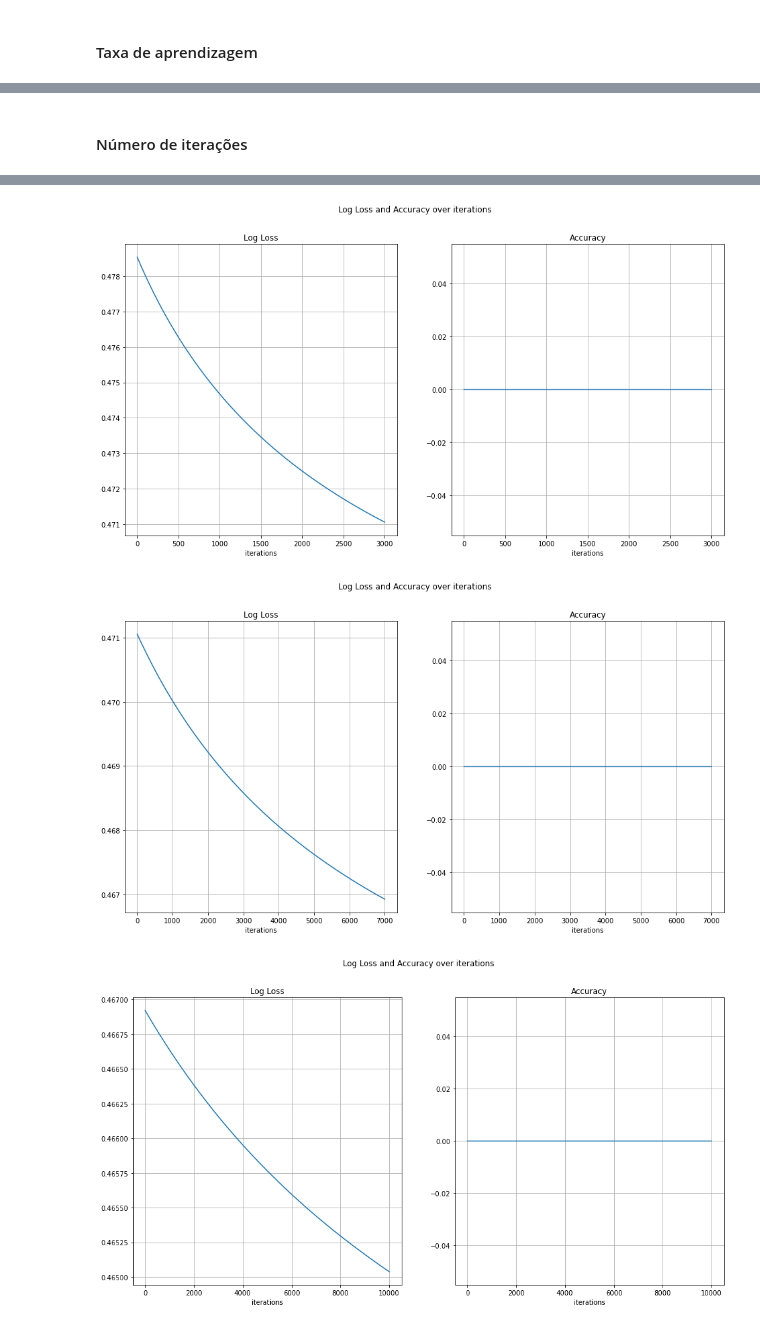
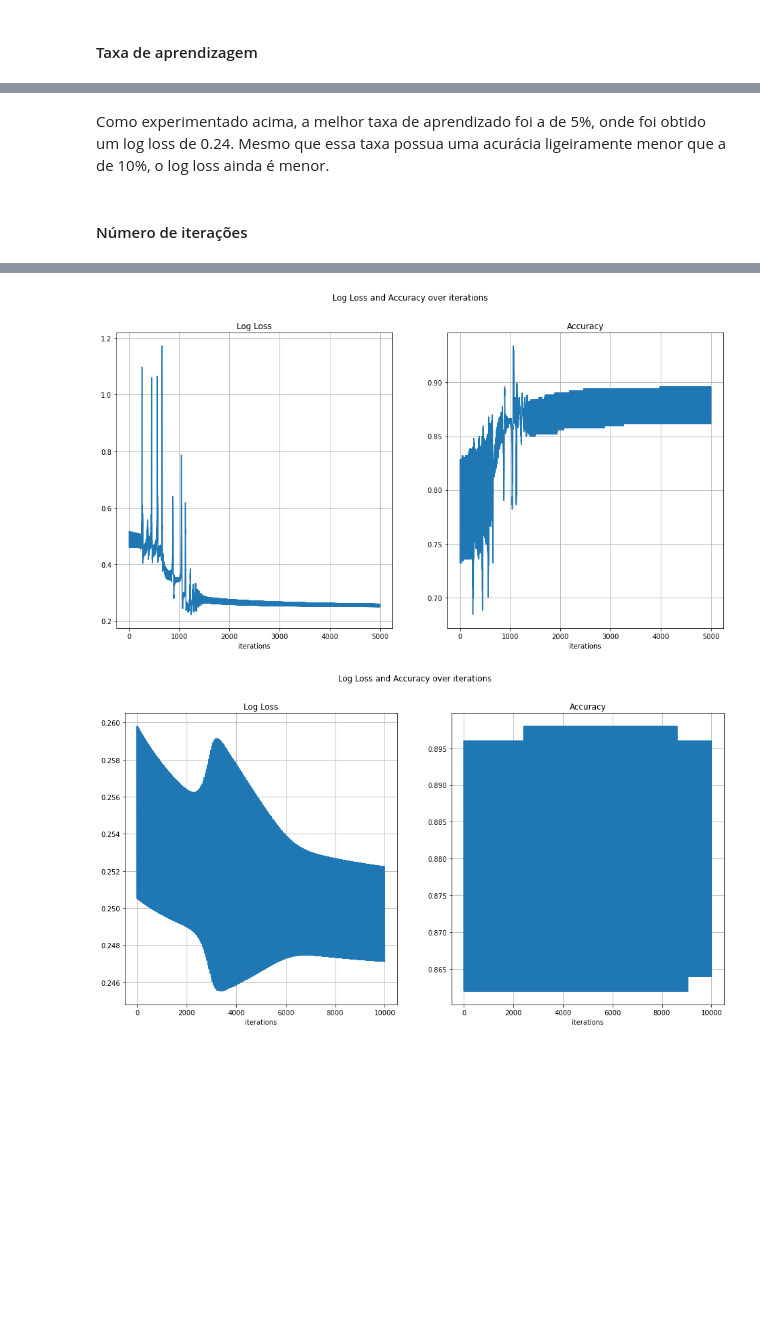
Before and after one commit to BulgarelliM/Computational-Intelligence, a Jupyter notebook: Neural_Network/Backprop_Exercise_HW.ipynb, the cells around one changed output, grey strips where cells are left out. Drawn from its saved outputs; the diff is of its cells as text; code cells hidden in the pictures; blank space fills up the shorter version.

Commit message:
Add accuracy graphs and analyse

```diff
--- a/Neural_Network/Backprop_Exercise_HW.ipynb
+++ b/Neural_Network/Backprop_Exercise_HW.ipynb
@@ -303,7 +304,7 @@ shape of y is (500,)
 # %%
 #### Initialize the network parameters
-W_1 = W_1_default
-W_2 = W_2_default
+W_1 = W_1_default.copy()
+W_2 = W_2_default.copy()
 num_iter = 10000
 learning_rate = 0.05
 x_mat = x_mat_full
@@ -372,7 +373,7 @@ shape of y is (500,)
 # %%
 #### Initialize the network parameters
-W_1 = W_1_default
-W_2 = W_2_default
+W_1 = W_1_default.copy()
+W_2 = W_2_default.copy()
 num_iter = 10000
 learning_rate = 0.05
 x_mat = x_mat_full
@@ -443,7 +444,7 @@ shape of y is (500,)
 # %%
 #### Initialize the network parameters
-W_1 = W_1_default
-W_2 = W_2_default
+W_1 = W_1_default.copy()
+W_2 = W_2_default.copy()
 num_iter = 10000
 learning_rate = 0.05
 x_mat = x_mat_full
@@ -516,13 +517,14 @@ ax.axis('equal');
 #### Taxa de aprendizagem
 # %%
 #### Initialize the network parameters
-W_1 = W_1_default
-W_2 = W_2_default
+W_1 = W_1_default.copy()
+W_2 = W_2_default.copy()
 num_iter = 10000
-learning_rates = [0.05, 0.1, 0.3, 0.5, 0.7]
+learning_rates = [0.05, 0.1, 0.3, 0.5]
 x_mat = x_mat_full
 
 for learning_rate in learning_rates:
+    y = ((np.abs(x_mat_full[:,0]) + np.abs(x_mat_full[:,1]))<1).astype(int)
     print('--------------------------------')
     print('Learning Rate: ', learning_rate)
     loss_vals, accuracies = [], []
@@ -576,14 +575,17 @@ Observando as taxas de aprendizado utilizadas, notamos que a taxa de erro encont
+# %% [markdown]
+Como experimentado acima, a melhor taxa de aprendizado foi a de 5%, onde foi obtido um log loss de 0.24. Mesmo que essa taxa possua uma acurácia ligeiramente menor que a de 10%, o log loss ainda é menor.
 # %% [markdown]
 #### Número de iterações
 # %%
 #### Initialize the network parameters
-W_1 = W_1_default
-W_2 = W_2_default
-num_iters = [100,500,1000,3000,7000,10000]
+W_1 = W_1_default.copy()
+W_2 = W_2_default.copy()
+num_iters = [100,500,1000,5000,10000]
 learning_rate = 0.05
 x_mat = x_mat_full
 
 for num_iter in num_iters:
+    y = ((np.abs(x_mat_full[:,0]) + np.abs(x_mat_full[:,1]))<1).astype(int)
     print('--------------------------------')
     print('Numero de iterações: ', num_iter)
     loss_vals, accuracies = [], []
@@ -633,4 +635,3 @@ Accuracy:  0.0
-[figure, old version]
+[figure, new version]
-[figure, old version]
+[figure, new version]
-[figure, removed]
 # %% [markdown]
```
Also changed, not shown: parts of 17 cells of this notebook.
